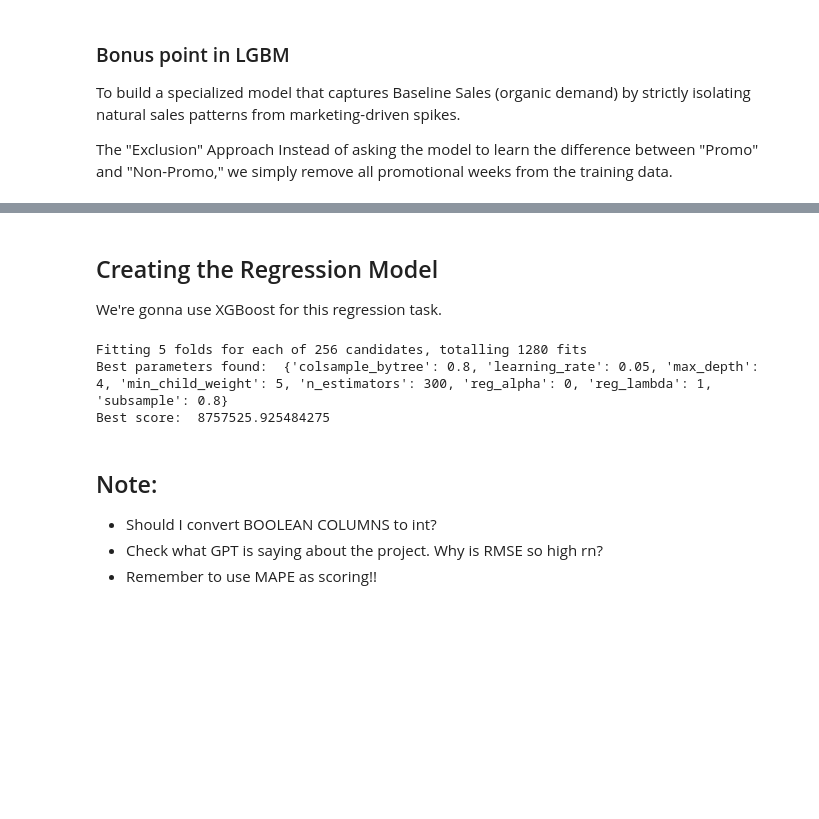
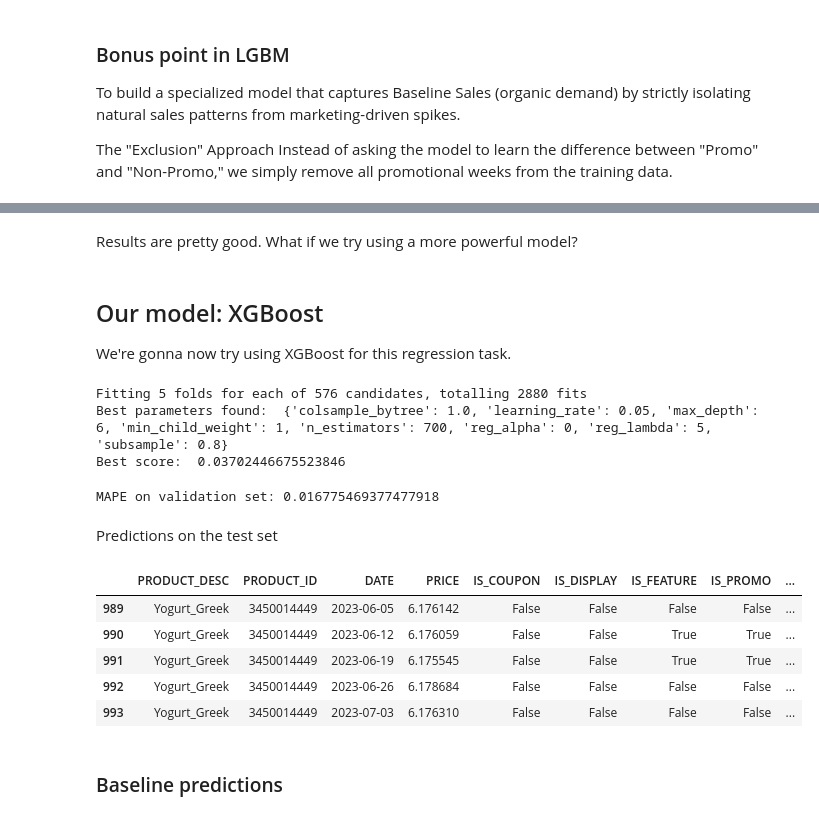
Before and after one commit to fedefraschio/xtel-hackathon, a Jupyter notebook: notebooks/00_exploration.ipynb, the cells around one changed output, grey strips where cells are left out. Saved outputs shown, nothing was run; the diff lists cells and outputs as text; code cells hidden in the pictures; blank space fills up the shorter version.

```diff
--- a/notebooks/00_exploration.ipynb
+++ b/notebooks/00_exploration.ipynb
@@ -760,16 +743,19 @@ final_baseline.isna().sum()
 dtype: int64
+# %% [markdown]
+Results are pretty good. What if we try using a more powerful model?
 # %% [markdown]
-## Creating the Regression Model
-We're gonna use XGBoost for this regression task.
+## Our model: XGBoost
+We're gonna now try using XGBoost for this regression task.
 # %%
 # creating model
 base_est = xgb.XGBRegressor(tree_method='hist', random_state=42)
 
+tscv = TimeSeriesSplit(n_splits=5)
 
 param_grid = {
-    "n_estimators": [300, 500],
+    "n_estimators": [300, 500, 700],
     "max_depth": [4, 6],
-    "learning_rate": [0.03, 0.05],
+    "learning_rate": [0.03, 0.05, 0.07],
     "subsample": [0.8, 1.0],
     "colsample_bytree": [0.8, 1.0],
     "min_child_weight": [1, 5],
@@ -778,24 +764,10 @@ param_grid = {
 }
 
 
-'''
-param_grid = {
-    "n_estimators": [300, 500, 700],
-    "learning_rate": [0.01, 0.05, 0.1],
-    "max_depth": [ 2,3,4],
-    "min_child_weight": [1, 3, 5],
-    "subsample": [ 0.8, 1.0],
-    "colsample_bytree": [ 0.8, 1.0],
-    "gamma": [0, 0.3, 0.5],
-    "reg_alpha": [0, 0.5, 1],
-    "reg_lambda": [1, 1.5, 2]
-}
-'''
-
 gscv = GridSearchCV(estimator=base_est,
                     param_grid=param_grid,
-                    scoring='neg_mean_squared_error',
-                    cv=5, # 5-fold cross-validation
+                    scoring='neg_mean_absolute_percentage_error', # using negative MAPE as scoring metric
+                    cv=tscv,
                     n_jobs=-1, # using all available cores
                     verbose=2)
 
@@ -806,11 +778,31 @@ xbm, xbm_params = gscv.best_estimator_, gscv.best_params_
 print("Best parameters found: ", xbm_params)
 print("Best score: ", -gscv.best_score_)
 # %% [output]
-Fitting 5 folds for each of 256 candidates, totalling 1280 fits
-Best parameters found:  {'colsample_bytree': 0.8, 'learning_rate': 0.05, 'max_depth': 4, 'min_child_weight': 5, 'n_estimators': 300, 'reg_alpha': 0, 'reg_lambda': 1, 'subsample': 0.8}
-Best score:  8757525.925484275
+Fitting 5 folds for each of 576 candidates, totalling 2880 fits
+Best parameters found:  {'colsample_bytree': 1.0, 'learning_rate': 0.05, 'max_depth': 6, 'min_child_weight': 1, 'n_estimators': 700, 'reg_alpha': 0, 'reg_lambda': 5, 'subsample': 0.8}
+Best score:  0.03702446675523846
-# %% [markdown]
-## Note:
-- Should I convert BOOLEAN COLUMNS to int?
-- Check what GPT is saying about the project. Why is RMSE so high rn?
-- Remember to use MAPE as scoring!!
+# %%
+# assessing model performance on the validation set
+y_pred = xbm.predict(X_valid)
+mape = mean_absolute_percentage_error(y_valid, y_pred)
+print(f"MAPE on validation set: {mape}")
+# %% [output]
+MAPE on validation set: 0.016775469377477918
+# %% [markdown]
+Predictions on the test set
+# %%
+preds_log = xbm.predict(X_test)
+final_preds = np.expm1(preds_log) # Reverse log with exponentiation
+# %%
+# adding predictions to the test set
+df_test_original['TOTAL_SALES_PRED'] = final_preds
+df_test_original.head()
+# %% [output]
+|  | PRODUCT_DESC | PRODUCT_ID | DATE | PRICE | IS_COUPON | IS_DISPLAY | IS_FEATURE | IS_PROMO | ... |
+| 989 | Yogurt_Greek | 3450014449 | 2023-06-05 | 6.176142 | False | False | False | False | ... |
+| 990 | Yogurt_Greek | 3450014449 | 2023-06-12 | 6.176059 | False | False | True | True | ... |
+| 991 | Yogurt_Greek | 3450014449 | 2023-06-19 | 6.175545 | False | False | True | True | ... |
+| 992 | Yogurt_Greek | 3450014449 | 2023-06-26 | 6.178684 | False | False | False | False | ... |
+| 993 | Yogurt_Greek | 3450014449 | 2023-07-03 | 6.176310 | False | False | False | False | ... |
+# %% [markdown]
+### Baseline predictions
```
Also changed, not shown: parts of 35 cells of this notebook, 1 other file.
